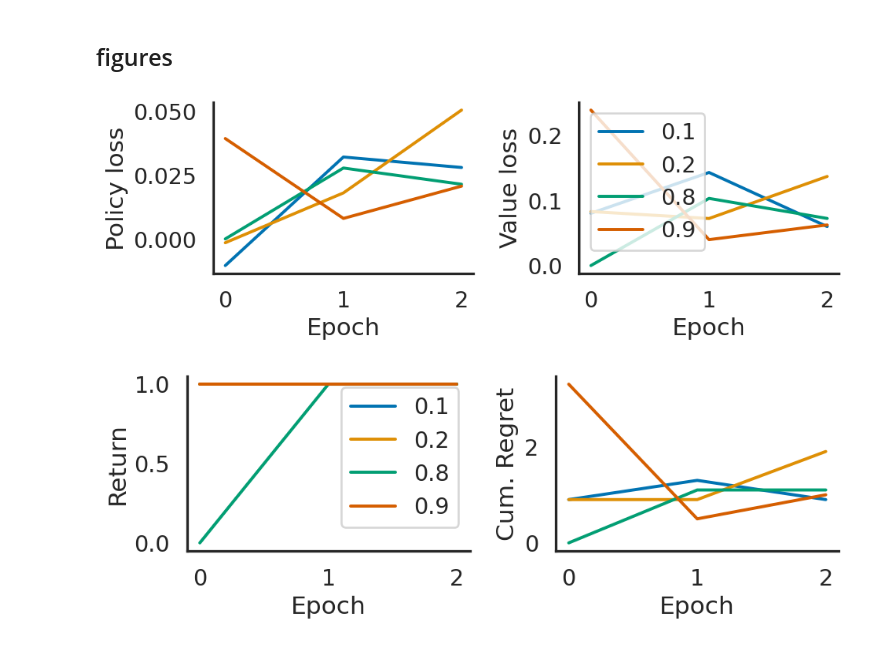
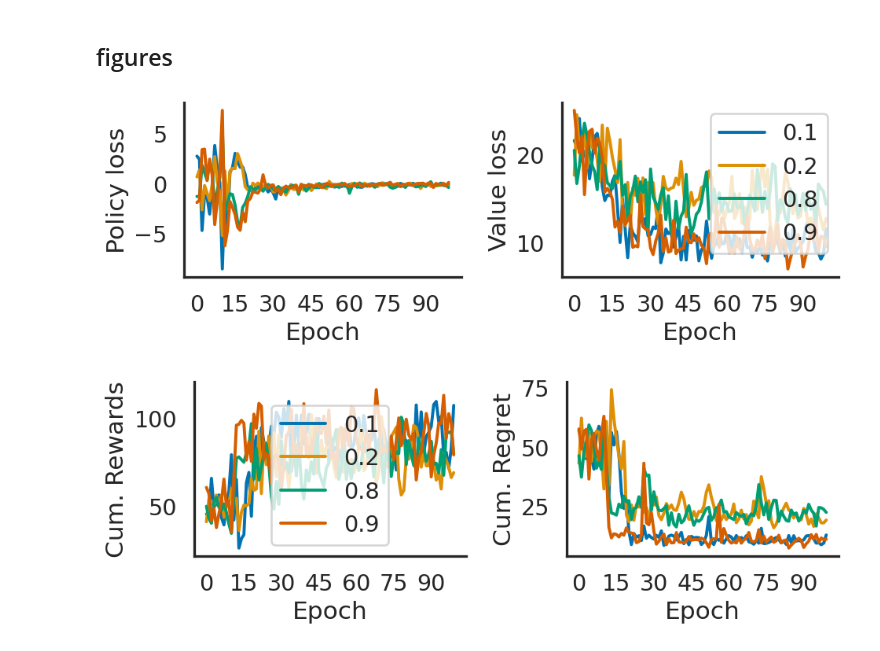
Before and after one commit to akjagadish/tutorial-metarl, a Jupyter notebook: notebooks/bernoulli-bandit.ipynb, the cells around one changed output. Saved outputs shown, nothing was run; the diff lists cells and outputs as text; code cells hidden in the pictures.

```diff
--- a/notebooks/bernoulli-bandit.ipynb
+++ b/notebooks/bernoulli-bandit.ipynb
@@ -22,10 +22,10 @@ torch.cuda.manual_seed(seed_val)
 # %%
 '''init task'''
 
-n_arms = 2
 PROBS = [0.1, 0.2, 0.8, 0.9]
 n_cues = len(PROBS)
 task = BernoulliBandit(seed=seed_val, probs=PROBS)
+n_arms = task.num_arms
 # %%
 '''init model'''
 
@@ -39,9 +39,9 @@ agent = Agent(dim_hidden, dim_output, q_est=estimate_Qvals)
 ''' init trainer'''
 
 learning_rate = 1e-3 # learning rate
-n_epochs = 3    # number of epochs
-n_episodes = 10 # number of episodes
-n_trials = 10  # number of trials
+n_epochs = 100  # number of epochs
+n_episodes = 200 # number of episodes
+n_trials = 100  # number of trials
 beta_e = 0.05  # weight for entropy loss
 beta_v = 0.50  # weight for value loss
 gamma = 0.8    # discount factor
@@ -87,8 +87,8 @@ for i in range(n_epochs):
             one_hot_a_t = one_hot_embedding(a_t, n_arms)
             x_t = _input(one_hot_a_t, r_t, t)
             output_t, cache_t = agent(x_t, h_t, c_t)
-            a_t, prob_a_t, v_t, h_t, c_t = output_t
-            f_t, i_t, o_t, q_t, p_at = cache_t
+            a_t, log_prob_a_t, v_t, _, _ = output_t
+            _, _, _, _, p_at = cache_t
 
             # compute entropy
             entropy = -torch.sum(torch.log(p_at)*p_at)
@@ -97,7 +97,7 @@ for i in range(n_epochs):
             r_t = get_reward_mab(a_t, Y[t])
 
             # log
-            probs.append(prob_a_t)
+            probs.append(log_prob_a_t)
             rewards.append(r_t)
             entropys.append(entropy)
             values.append(v_t)
@@ -126,6 +126,6 @@ for i in range(n_epochs):
     # print out training status
     time_end = time.time()
     run_time = time_end - time_start
-    print('Epoch %3d | return = %.2f | loss: val = %.2f, pol = %.2f, entropy = %.2f | time = %.2f' %
-    (i, log_cumreward[i, c_indx, :].mean(), log_loss_value[i, c_indx, m], log_loss_policy[i, c_indx, m], log_loss_entropy[i, c_indx, m], run_time))
+    print('Epoch %3d | Mean. Rewaard = %.2f | loss: val = %.2f, pol = %.2f, entropy = %.2f | time = %.2f' %
+    (i, log_cumreward[i].sum()/n_episodes, log_loss_value[i].sum()/n_episodes, log_loss_policy[i].sum()/n_episodes, log_loss_entropy[i].sum()/n_episodes, run_time))
 # %% [output]
@@ -154,12 +168,12 @@ sns.set(style='white', context='talk', palette='colorblind')
 '''loss functions'''
 
 f, axes = plt.subplots(1, 2, figsize=(8, 3), dpi=125)
-axes[0].plot(log_loss_policy.mean(2))
+axes[0].plot(log_loss_policy.sum(2))
 axes[0].xaxis.set_major_locator(MaxNLocator(integer=True))
 axes[0].set_ylabel('Policy loss')
 axes[0].set_xlabel('Epoch')
 
-axes[1].plot(log_loss_value.mean(2))
+axes[1].plot(log_loss_value.sum(2))
 axes[1].xaxis.set_major_locator(MaxNLocator(integer=True))
 axes[1].set_ylabel('Value loss')
 axes[1].set_xlabel('Epoch')
@@ -168,26 +182,26 @@ plt.legend(PROBS)
 sns.despine()
 f.tight_layout()
 # %% [output]
-[figure, old version]
+[figure, new version]
 # %%
 '''learning curves'''
 
 f, axes = plt.subplots(1, 2, figsize=(8, 3), dpi=125)
-axes[0].plot(log_rewards.cumsum(3).max(3).mean(2)) #[:n_epochs])
-axes[0].set_ylabel('Return')
+axes[0].plot(log_rewards.cumsum(3).max(3).sum(2)/(n_episodes/n_cues)) #[:n_epochs])
+axes[0].set_ylabel('Cum. Rewards')
 axes[0].set_xlabel('Epoch')
 axes[0].xaxis.set_major_locator(MaxNLocator(integer=True))
 
-axes[1].plot(log_regret.cumsum(3).max(3).mean(2))
+axes[1].plot(log_regret.cumsum(3).max(3).sum(2)/(n_episodes/n_cues))
 axes[1].xaxis.set_major_locator(MaxNLocator(integer=True))
 axes[1].set_ylabel('Cum. Regret')
 axes[1].set_xlabel('Epoch')
 
 axes[0].legend(PROBS)
 sns.despine()
 f.tight_layout()
 # %% [output]
-[figure, old version]
+[figure, new version]
 # %%
 ''' model evaluation for different banditss'''
 
```
Also changed, not shown: parts of 5 cells of this notebook.
